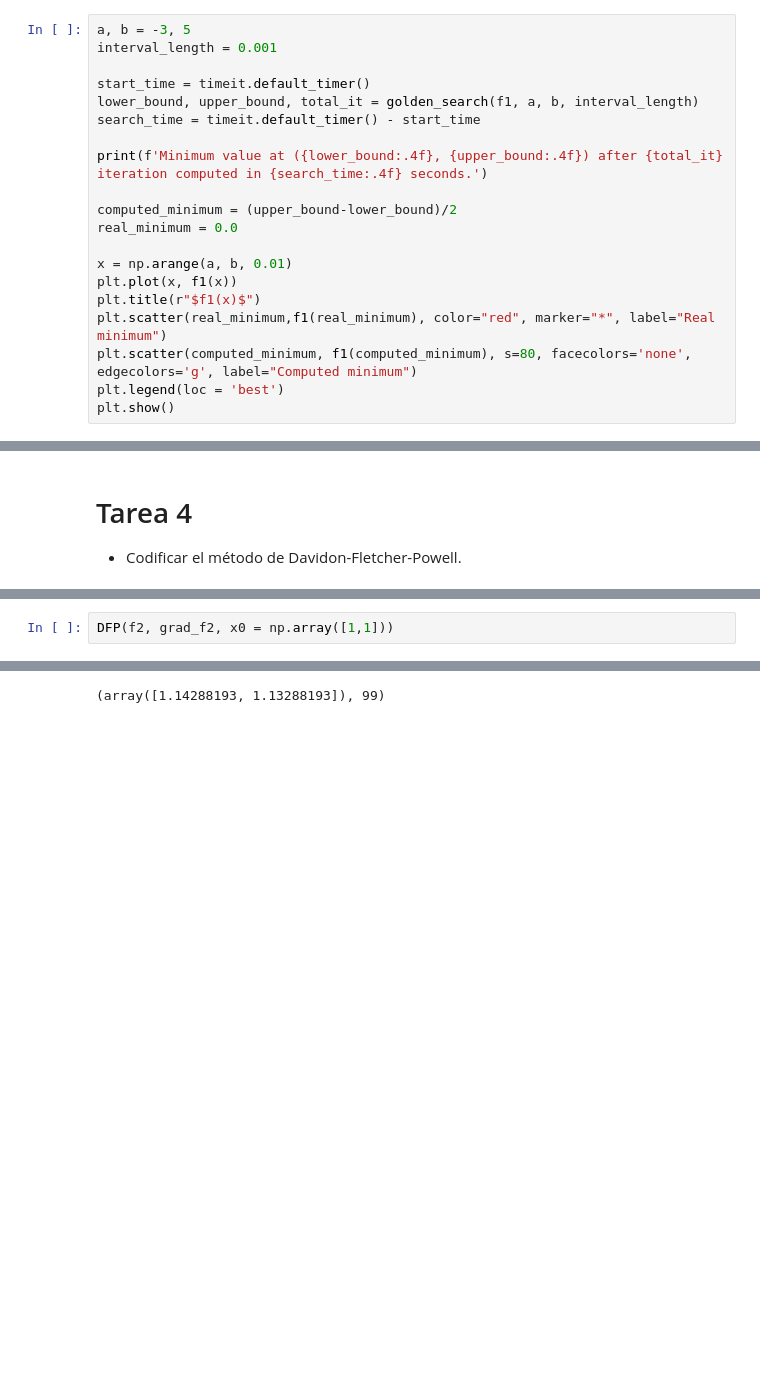
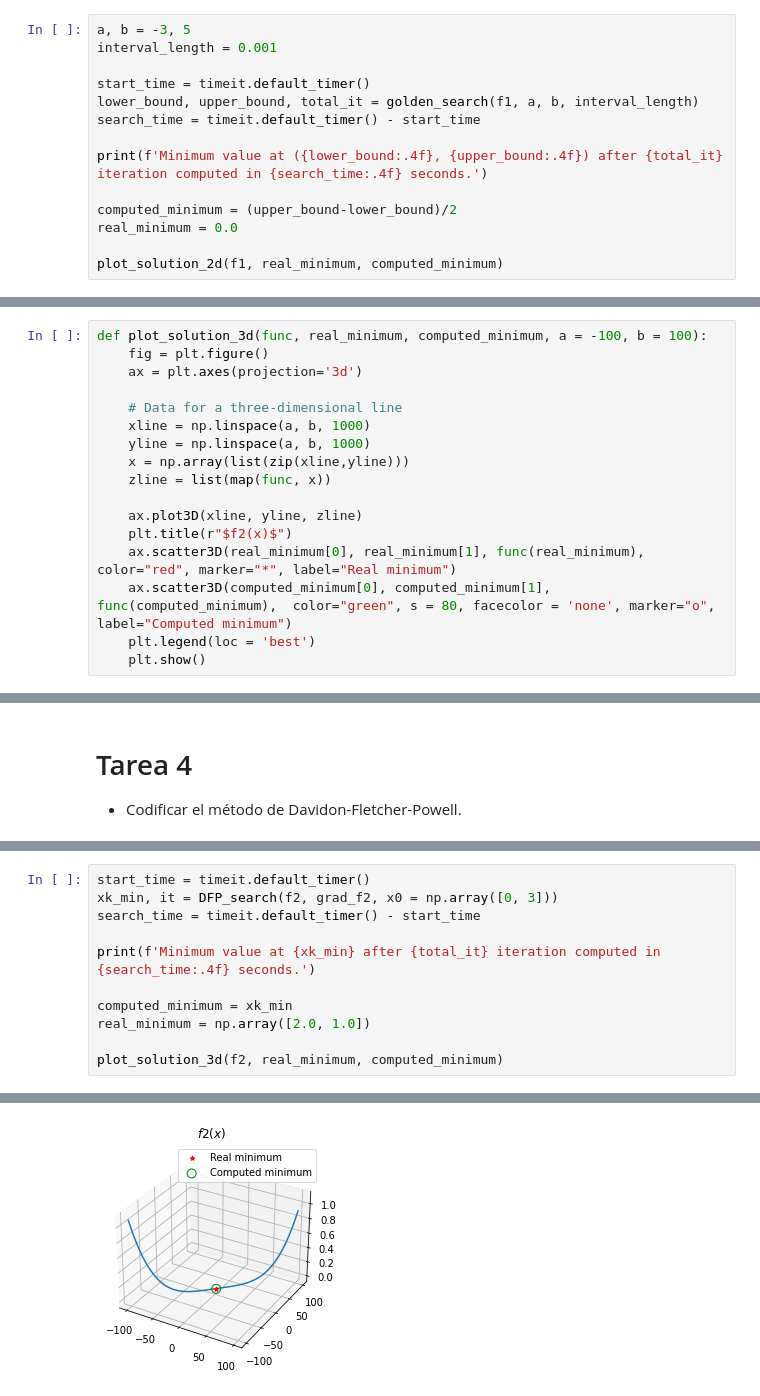
Before and after one commit to glorelvalle/mucd-mg, a Jupyter notebook: opt/p1/opt_search.ipynb, the cells around one changed output, grey strips where cells are left out. Saved outputs shown, nothing was run; the diff lists cells and outputs as text; blank space fills up the shorter version.

```diff
--- a/opt/p1/opt_search.ipynb
+++ b/opt/p1/opt_search.ipynb
@@ -79,13 +82,7 @@ print(f'Minimum value at ({lower_bound:.4f}, {upper_bound:.4f}) after {total_it}
 computed_minimum = (upper_bound-lower_bound)/2
 real_minimum = 0.0
 
-x = np.arange(a, b, 0.01)
-plt.plot(x, f1(x))
-plt.title(r"$f1(x)$")
-plt.scatter(real_minimum,f1(real_minimum), color="red", marker="*", label="Real minimum")
-plt.scatter(computed_minimum, f1(computed_minimum), s=80, facecolors='none', edgecolors='g', label="Computed minimum")
-plt.legend(loc = 'best')
-plt.show()
+plot_solution_2d(f1, real_minimum, computed_minimum)
 # %% [output]
 Minimum value at (-0.0006, 0.0003) after 19 iteration computed in 0.0001 seconds.
 [figure]
@@ -95,6 +92,23 @@ Minimum value at (-0.0006, 0.0003) after 19 iteration computed in 0.0001 seconds
 - Codificar el método del gradiente
 # %%
 from opt_search import HJ_search
+# %%
+def plot_solution_3d(func, real_minimum, computed_minimum, a = -100, b = 100):
+    fig = plt.figure()
+    ax = plt.axes(projection='3d')
+
+    # Data for a three-dimensional line
+    xline = np.linspace(a, b, 1000)
+    yline = np.linspace(a, b, 1000)
+    x = np.array(list(zip(xline,yline)))
+    zline = list(map(func, x))
+
+    ax.plot3D(xline, yline, zline)
+    plt.title(r"$f2(x)$")
+    ax.scatter3D(real_minimum[0], real_minimum[1], func(real_minimum), color="red", marker="*", label="Real minimum")
+    ax.scatter3D(computed_minimum[0], computed_minimum[1], func(computed_minimum),  color="green", s = 80, facecolor = 'none', marker="o", label="Computed minimum")
+    plt.legend(loc = 'best')
+    plt.show()
 # %% [markdown]
 ## Método de Hooke y Jevees
 
@@ -227,3 +183,12 @@ def DFP(func,
 # %%
-DFP(f2, grad_f2, x0 = np.array([1,1]))
+start_time = timeit.default_timer()
+xk_min, it = DFP_search(f2, grad_f2, x0 = np.array([0, 3]))
+search_time = timeit.default_timer() - start_time
+
+print(f'Minimum value at {xk_min} after {total_it} iteration computed in {search_time:.4f} seconds.')
+
+computed_minimum = xk_min
+real_minimum = np.array([2.0, 1.0])
+
+plot_solution_3d(f2, real_minimum, computed_minimum)
 # %% [output]
@@ -247 +196 @@ DFP search has divergenced.
-(array([1.14288193, 1.13288193]), 99)
+[figure, added]
```
Also changed, not shown: parts of 7 cells of this notebook, 1 other file.
